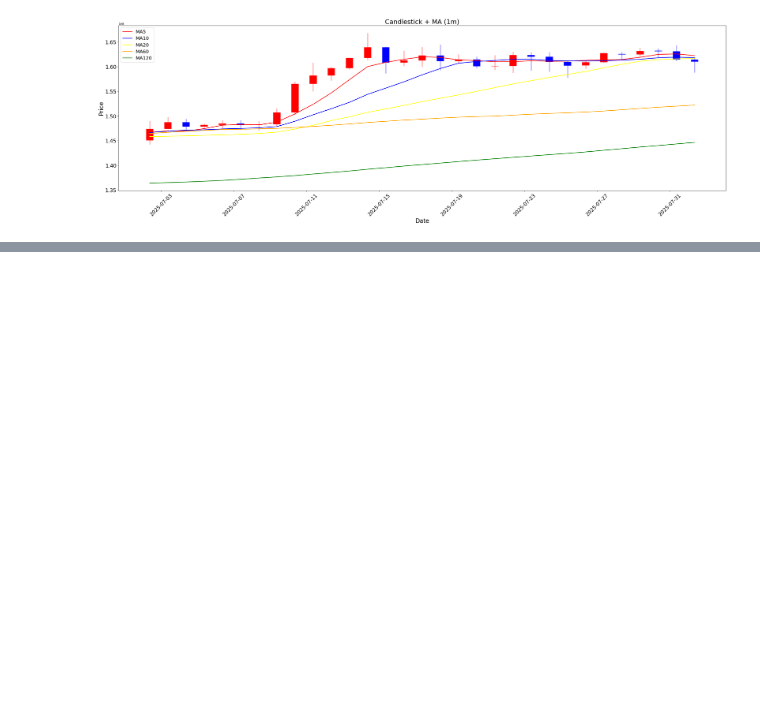
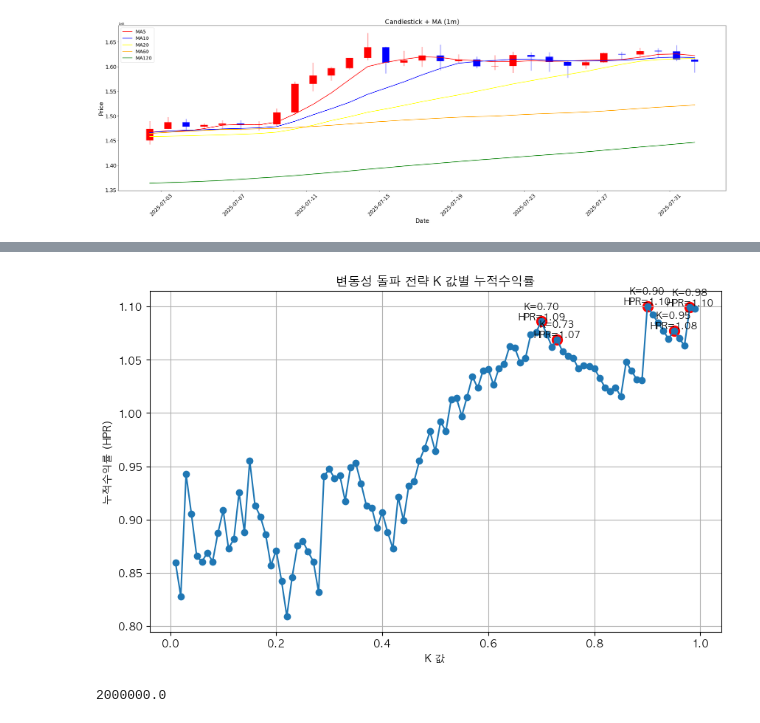
Before and after one commit to YejoongKwon/upbit, a Jupyter notebook: test.ipynb, the cells around one changed output, grey strips where cells are left out. Saved outputs shown, nothing was run; the diff lists cells and outputs as text; code cells hidden in the pictures; blank space fills up the shorter version.

```diff
--- a/test.ipynb
+++ b/test.ipynb
@@ -254,0 +335,35 @@ plot_candlestick_with_ma(df, period="1m")
+# %%
+import matplotlib.pyplot as plt
+import numpy as np
+
+plt.rcParams['font.family'] = 'AppleGothic'
+plt.rcParams['axes.unicode_minus'] = False
+
+# 국소 최대값(꼭짓점) 찾기
+local_maxima = []
+ror_values = df_result["ror"].values
+k_values = df_result["k"].values
+
+for i in range(1, len(df_result) - 1):
+    if ror_values[i] > ror_values[i-1] and ror_values[i] > ror_values[i+1]:
+        local_maxima.append((k_values[i], ror_values[i]))
+
+# 누적수익률(ror)이 큰 순서로 정렬 후 상위 5개 선택
+top_5_peaks = sorted(local_maxima, key=lambda x: x[1], reverse=True)[:5]
+
+# 그래프 그리기
+plt.figure(figsize=(10, 6))
+plt.plot(df_result["k"], df_result["ror"], marker="o", linestyle="-")
+plt.xlabel("K 값")
+plt.ylabel("누적수익률 (HPR)")
+plt.title("변동성 돌파 전략 K 값별 누적수익률")
+
+# 5개의 꼭짓점 표시
+for k, ror in top_5_peaks:
+    plt.scatter(k, ror, color="red", s=100)
+    plt.text(k, ror, f"K={k:.2f}\nHPR={ror:.2f}", ha="center", va="bottom", fontsize=9)
+
+plt.grid(True)
+plt.show()
+# %% [output]
+[figure, added]
@@ -254,0 +383,4 @@ plot_candlestick_with_ma(df, period="1m")
+# %%
+KRW_BALANCE
+# %% [output]
+2000000.0
```
Also changed, not shown: parts of 8 cells of this notebook, 5 other files.
